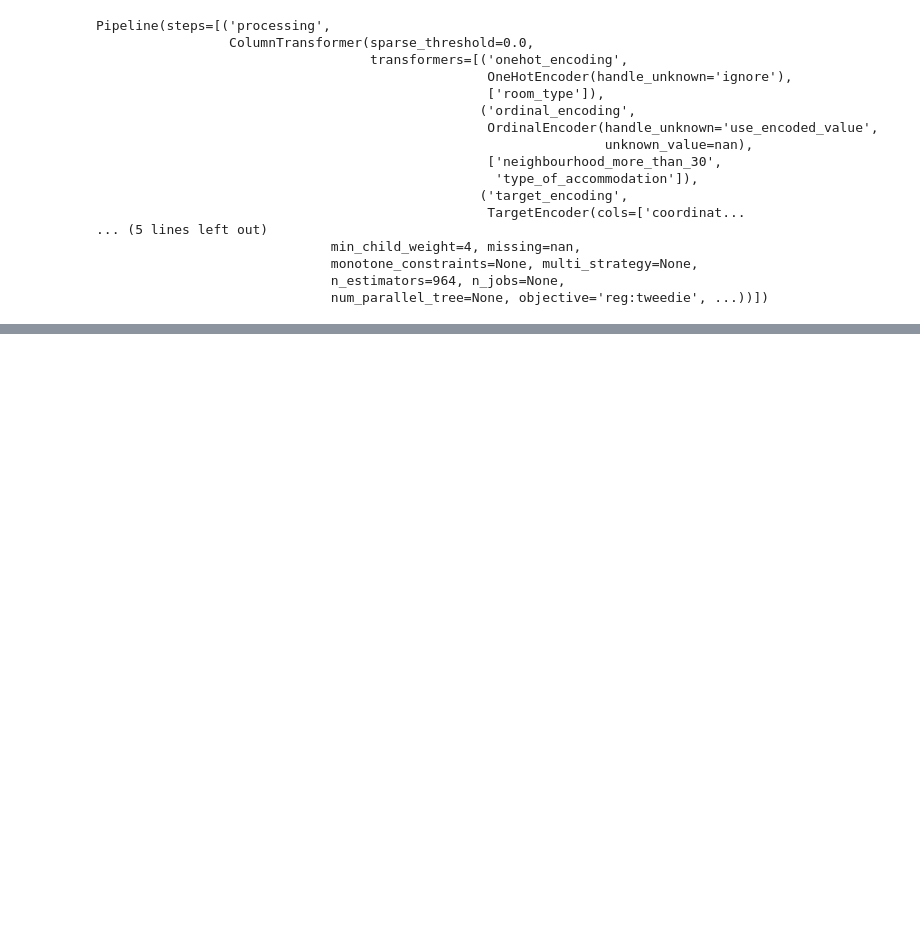
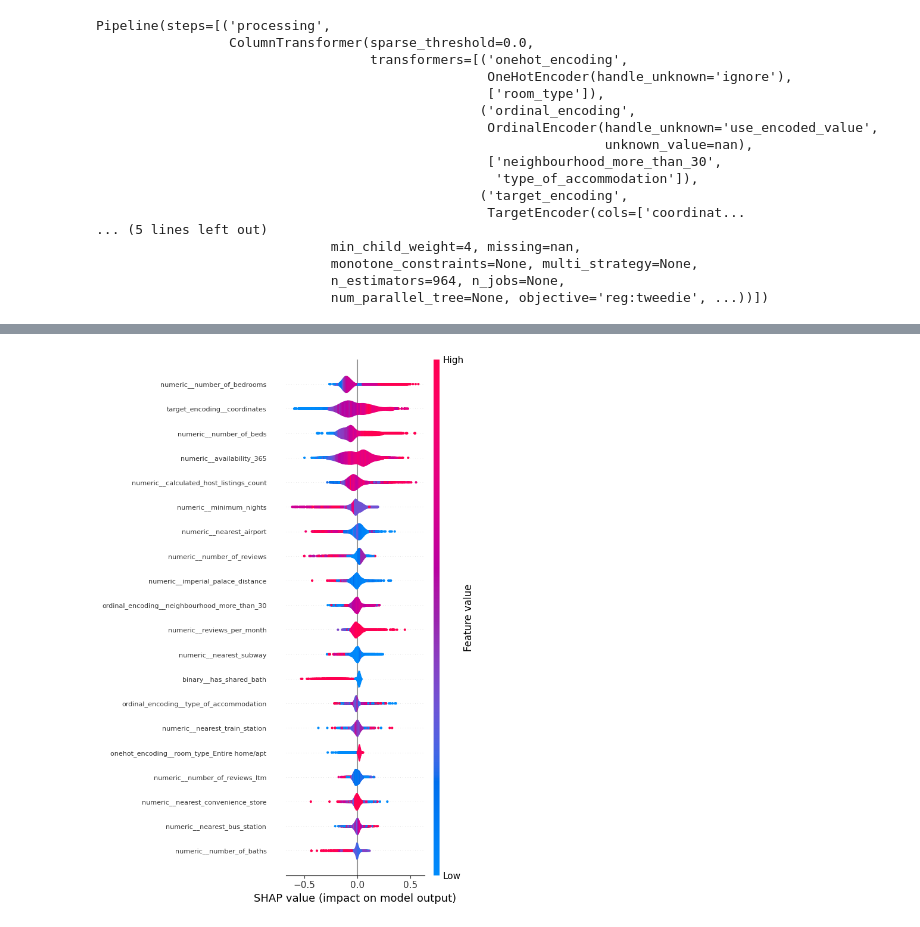
Before and after one commit to jeremysb1/xgboost, a Jupyter notebook: xgboost_model.ipynb, the cells around one changed output, grey strips where cells are left out. Saved outputs shown, nothing was run; the diff lists cells and outputs as text; code cells hidden in the pictures; blank space fills up the shorter version.

```diff
--- a/xgboost_model.ipynb
+++ b/xgboost_model.ipynb
@@ -849,0 +916,8 @@ Pipeline(steps=[('processing',
+# %%
+shap.summary_plot(shap_values[:,:-1], Xt,
+                  plot_type="violin",
+                  feature_names=feature_names, show=False)
+plt.yticks(fontsize=8)
+plt.show()
+# %% [output]
+[figure, added]
```
Also changed, not shown: parts of 8 cells of this notebook.
